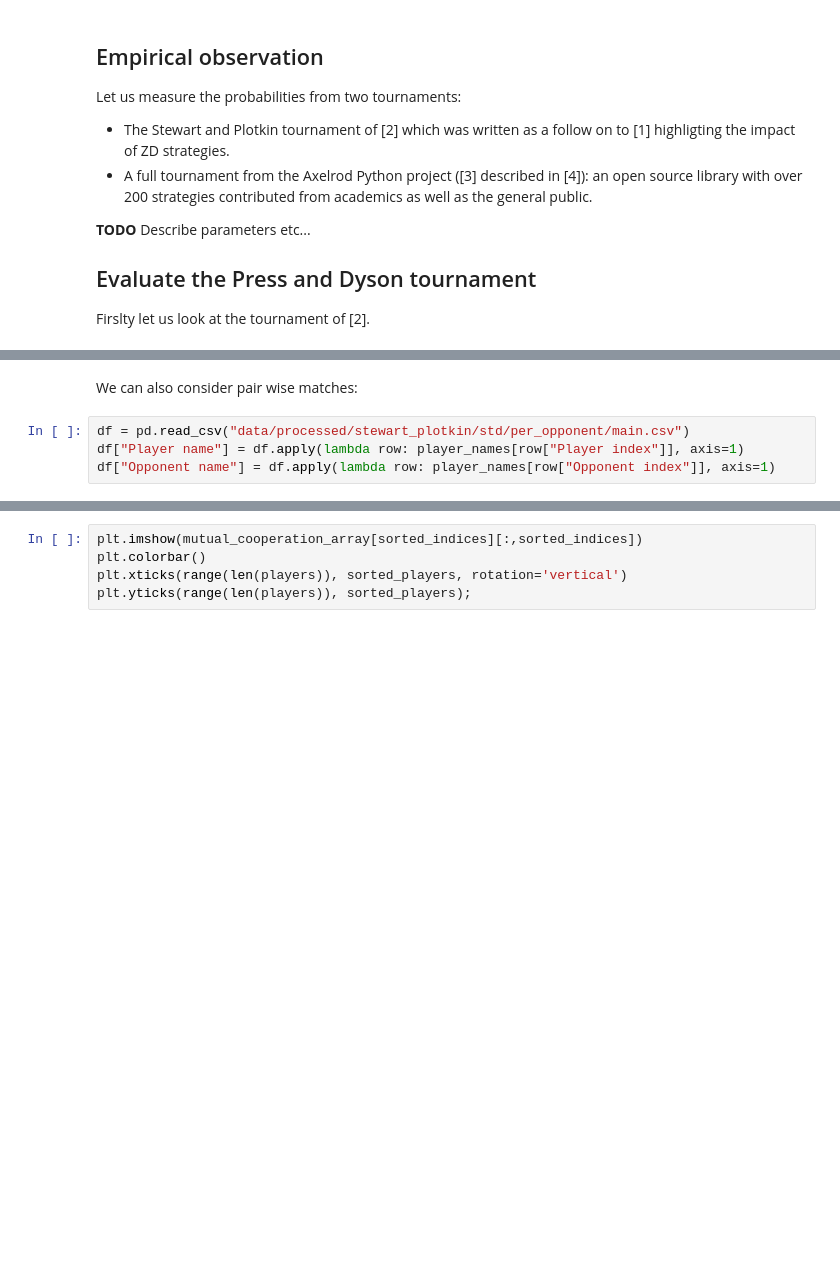
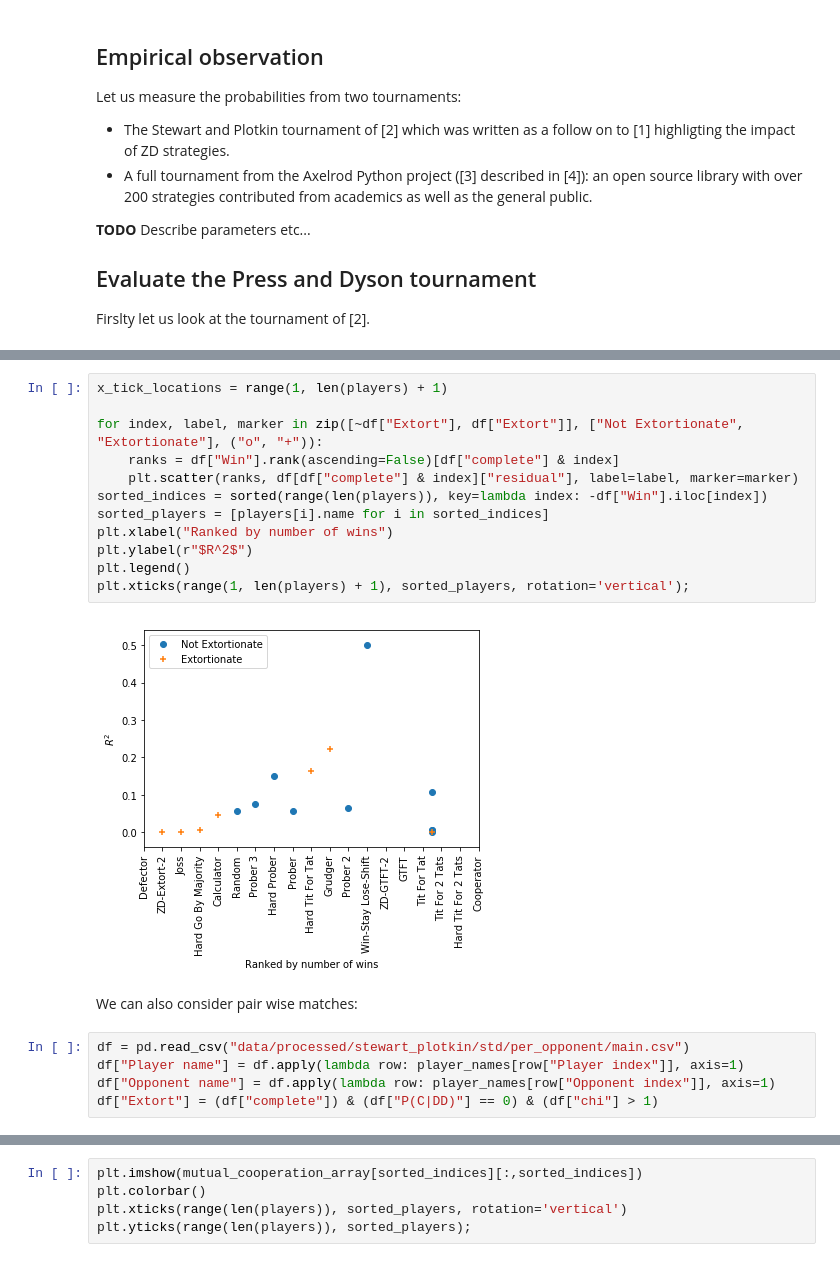
Before and after one commit to drvinceknight/testing_for_ZD, a Jupyter notebook: main.ipynb, the cells around one changed output, grey strips where cells are left out. Saved outputs shown, nothing was run; the diff lists cells and outputs as text; blank space fills up the shorter version.

```diff
--- a/main.ipynb
+++ b/main.ipynb
@@ -209,9 +190,24 @@ plt.xticks(range(1, len(players) + 1), sorted_players, rotation='vertical');
+# %%
+x_tick_locations = range(1, len(players) + 1)
+
+for index, label, marker in zip([~df["Extort"], df["Extort"]], ["Not Extortionate", "Extortionate"], ("o", "+")):
+    ranks = df["Win"].rank(ascending=False)[df["complete"] & index]
+    plt.scatter(ranks, df[df["complete"] & index]["residual"], label=label, marker=marker)
+sorted_indices = sorted(range(len(players)), key=lambda index: -df["Win"].iloc[index])
+sorted_players = [players[i].name for i in sorted_indices]
+plt.xlabel("Ranked by number of wins")
+plt.ylabel(r"$R^2$")
+plt.legend()
+plt.xticks(range(1, len(players) + 1), sorted_players, rotation='vertical');
+# %% [output]
+[figure, added]
 # %% [markdown]
 We can also consider pair wise matches:
 # %%
 df = pd.read_csv("data/processed/stewart_plotkin/std/per_opponent/main.csv")
 df["Player name"] = df.apply(lambda row: player_names[row["Player index"]], axis=1)
 df["Opponent name"] = df.apply(lambda row: player_names[row["Opponent index"]], axis=1)
+df["Extort"] = (df["complete"]) & (df["P(C|DD)"] == 0) & (df["chi"] > 1)
 # %%
 delta_array = np.zeros((len(players), len(players)))
 mutual_cooperation_array = np.zeros((len(players), len(players)))
```
Also changed, not shown: parts of 4 cells of this notebook, 19 other files.
